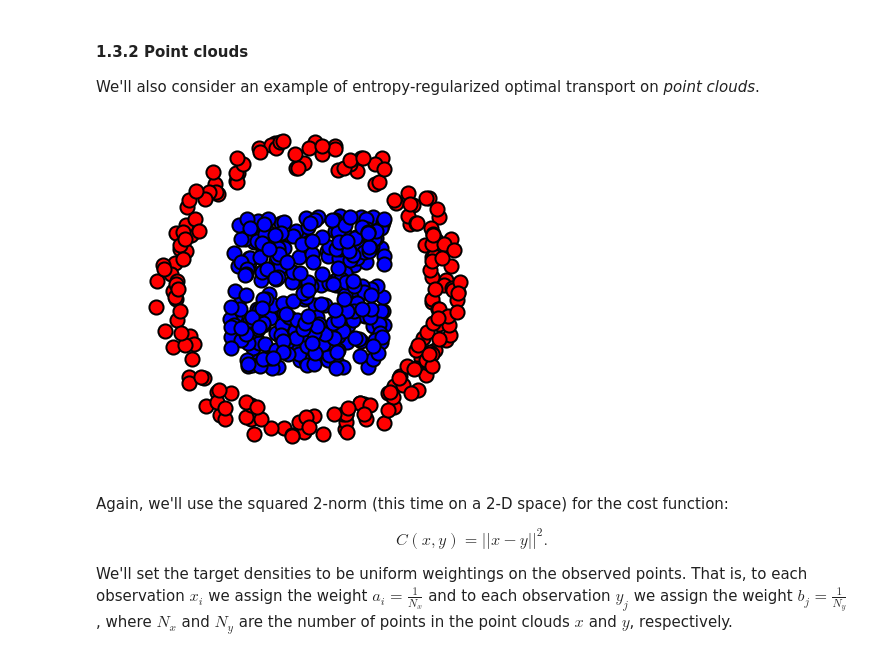
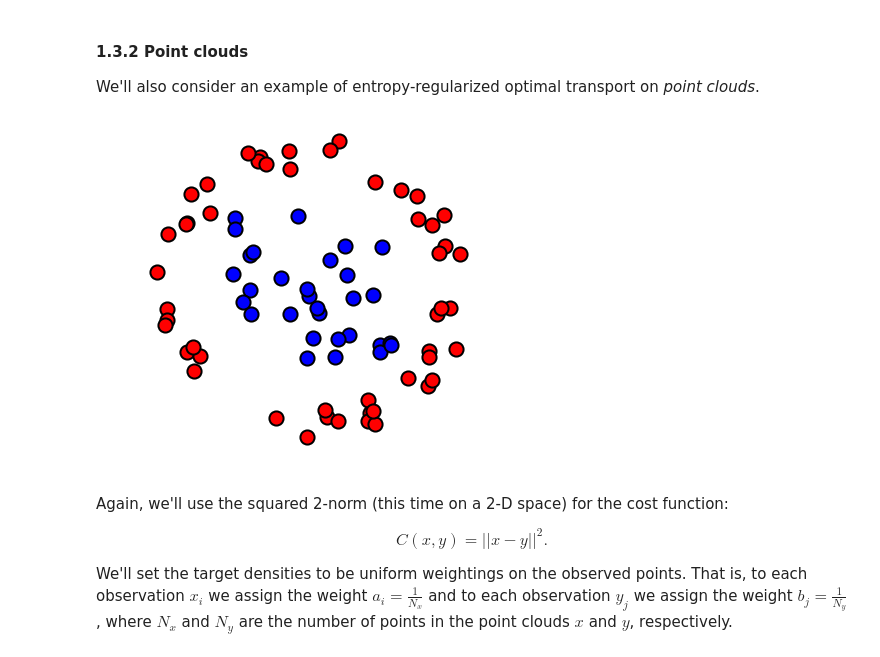
Before and after one commit to alecgt/otml-neurohackademy-2019, a Jupyter notebook: labs/notebooks/lab_main.ipynb, the cells around one changed output. Saved outputs shown, nothing was run; the diff lists cells and outputs as text; code cells hidden in the pictures.

```diff
--- a/labs/notebooks/lab_main.ipynb
+++ b/labs/notebooks/lab_main.ipynb
@@ -265,35 +273,35 @@ We'll also consider an example of entropy-regularized optimal transport on _poin
 '''
 Generate and plot two point clouds.
 '''
 # experiment parameters
-N = [300, 200]
+N = [30, 50]
 d = 2
 epsilon = .01
 
 # point cloud a: uniform draws from unit square
 x = np.random.rand(2,N[0])-.5
 
 # point cloud b: uniform draws from annulus surrounding square
 theta = 2*np.pi*np.random.rand(1,N[1])
 r = .8 + .2*np.random.rand(1,N[1])
 y = np.vstack((np.cos(theta)*r,np.sin(theta)*r))
 
 # plot
 def plotp(x, col):
     plt.scatter(x[0,:], x[1,:], s=200, edgecolors='k', c=col, linewidths=2)
 
 plt.figure(figsize=(6,6))
 
 plotp(x, 'blue')
 plotp(y, 'red')
 
 plt.axis("off")
 plt.xlim(np.min(y[0,:])-.1,np.max(y[0,:])+.1)
 plt.ylim(np.min(y[1,:])-.1,np.max(y[1,:])+.1)
 
 plt.show()
 # %% [output]
-[figure, old version]
+[figure, new version]
 # %% [markdown]
 Again, we'll use the squared 2-norm (this time on a 2-D space) for the cost function:
 
```
Also changed, not shown: parts of 17 cells of this notebook.
